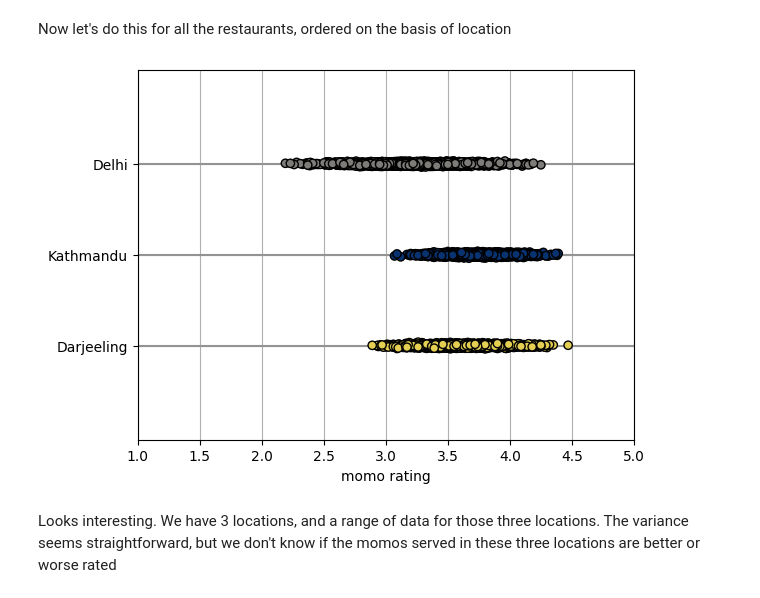
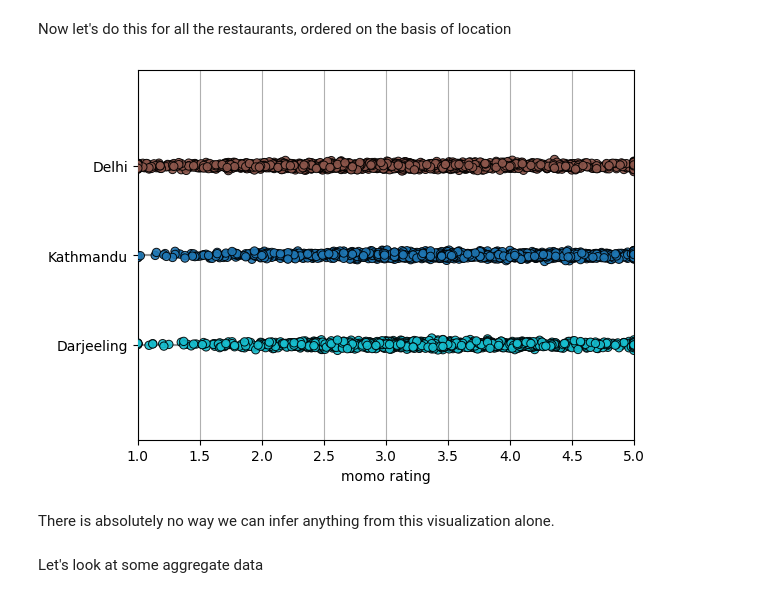
Before and after one commit to pratikluitel/blog-sourcecode, a Jupyter notebook: statistical-significance/analysis.ipynb, the cells around one changed output. Cells and saved outputs as stored; diff of their text form; code cells hidden in the pictures.

Commit message:
replaced dummy data with actual data, some prelem analysis

```diff
--- a/statistical-significance/analysis.ipynb
+++ b/statistical-significance/analysis.ipynb
@@ -29,35 +29,41 @@ Now let's do this for all the restaurants, ordered on the basis of location
 # %%
 color_normals = []
 plot_y = []
 for index, row in momo_ratings_df.iterrows():
+    # encoding the 3 locations on 3 horizontal lines
     if row["location"] == "Kathmandu":
-        color_normals.append(0.1)
-        plot_y.append(0 + 0.01 * np.random.randn())
+        color_normals.append(0)
+        # applying a small random jitter to each data point so each stands out a little more
+        plot_y.append(0 + 0.02 * np.random.randn())
     elif row["location"] == "Delhi":
         color_normals.append(0.5)
-        plot_y.append(1 + 0.01 * np.random.randn())
+        plot_y.append(1 + 0.02 * np.random.randn())
     else:
         color_normals.append(0.9)
-        plot_y.append(-1 + 0.01 * np.random.randn())
+        plot_y.append(-1 + 0.02 * np.random.randn())
 
-cmap = plt.cm.cividis
+cmap = plt.cm.tab10
 
 plt.scatter(
     momo_ratings_df["momo_rating"],
     plot_y,
     c=cmap(color_normals),
     edgecolors="black",
+    linewidth=0.7,
+    alpha=0.9,
     zorder=3,
 )
 plt.yticks(ticks=[-1, 0, 1], labels=["Darjeeling", "Kathmandu", "Delhi"])
 for i in range(-1, 2, 1):
     plt.axhline(i, color="#939393")
 plt.xlim([1, 5])
 plt.ylim([min(plot_y) - 1, max(plot_y) + 1])
 plt.grid(zorder=0)
 plt.xlabel("momo rating")
 plt.show()
 # %% [output]
-[figure, old version]
+[figure, new version]
-# %% [markdown]
-Looks interesting. We have 3 locations, and a range of data for those three locations. The variance seems straightforward, but we don't know if the momos served in these three locations are better or worse rated
+# %% [markdown]
+There is absolutely no way we can infer anything from this visualization alone.
+# %% [markdown]
+Let's look at some aggregate data
```
Also changed, not shown: parts of 10 cells of this notebook, 3 other files.
